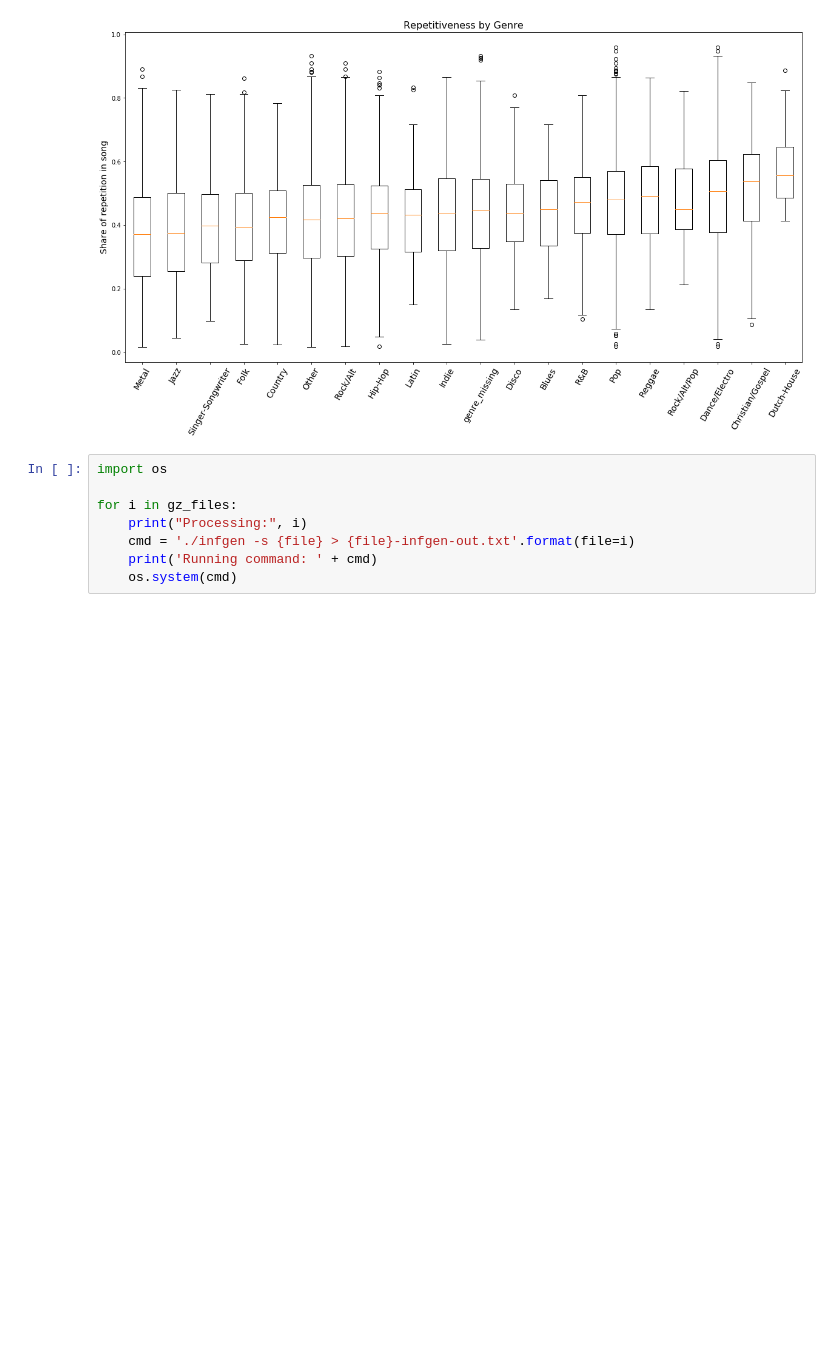
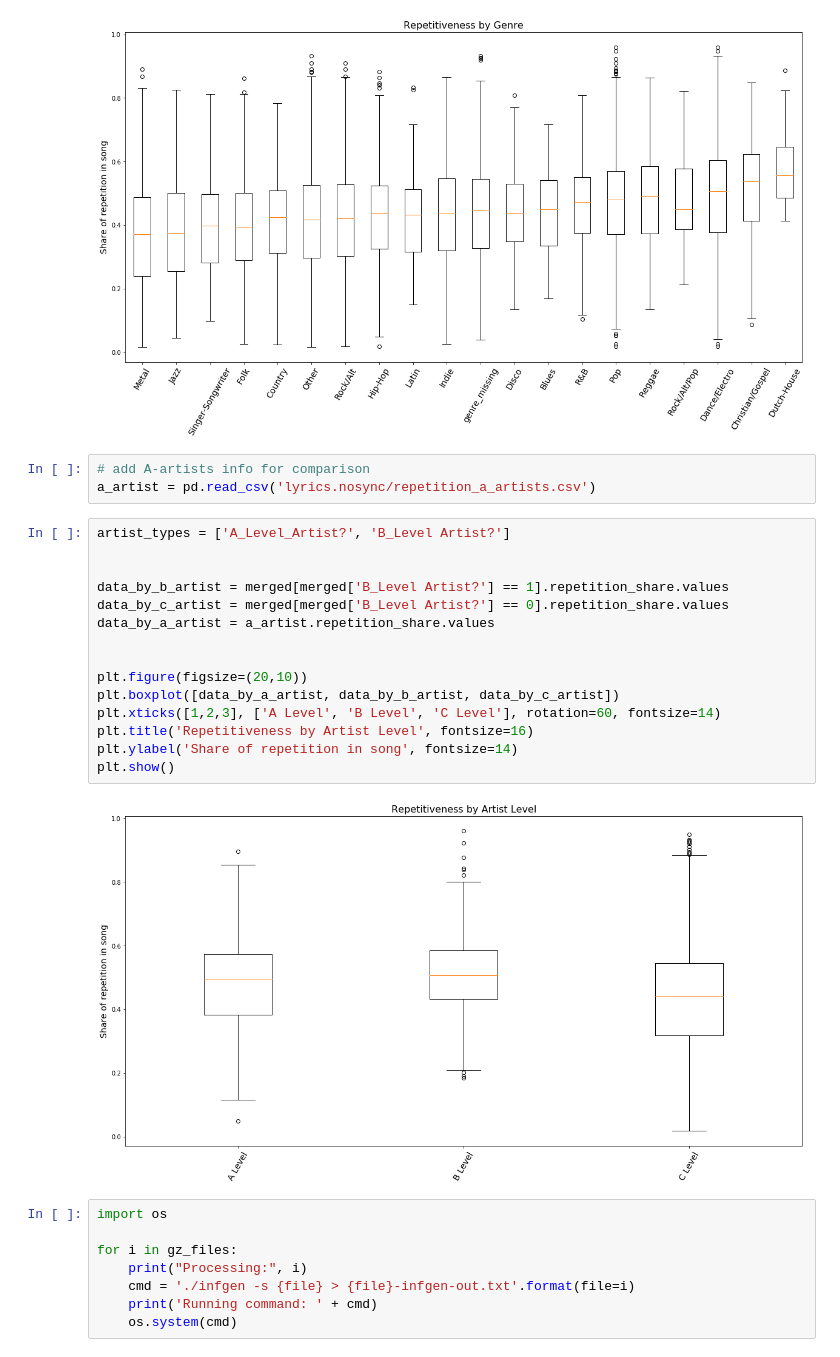
Before and after one commit to NYU-CDS-Capstone-Project/Song_Popularity_Prediction, a Jupyter notebook: Ksenia/song_repetitiveness_analysis.nosync/lyrics_repetitiveness_analysis.ipynb, the cells around one changed output. Drawn from its saved outputs; the diff is of its cells as text; blank space fills up the shorter version.

Commit message:
comparison by artist type

```diff
--- a/Ksenia/song_repetitiveness_analysis.nosync/lyrics_repetitiveness_analysis.ipynb
+++ b/Ksenia/song_repetitiveness_analysis.nosync/lyrics_repetitiveness_analysis.ipynb
@@ -292,6 +298,26 @@ plt.ylabel('Share of repetition in song', fontsize=14)
 plt.show()
 # %% [output]
 [figure]
+# %%
+# add A-artists info for comparison
+a_artist = pd.read_csv('lyrics.nosync/repetition_a_artists.csv')
+# %%
+artist_types = ['A_Level_Artist?', 'B_Level Artist?']
+
+
+data_by_b_artist = merged[merged['B_Level Artist?'] == 1].repetition_share.values
+data_by_c_artist = merged[merged['B_Level Artist?'] == 0].repetition_share.values
+data_by_a_artist = a_artist.repetition_share.values
+
+
+plt.figure(figsize=(20,10))
+plt.boxplot([data_by_a_artist, data_by_b_artist, data_by_c_artist])
+plt.xticks([1,2,3], ['A Level', 'B Level', 'C Level'], rotation=60, fontsize=14)
+plt.title('Repetitiveness by Artist Level', fontsize=16)
+plt.ylabel('Share of repetition in song', fontsize=14)
+plt.show()
+# %% [output]
+[figure, added]
 # %%
 import os
 
```
Also changed, not shown: parts of 2 cells of this notebook.
